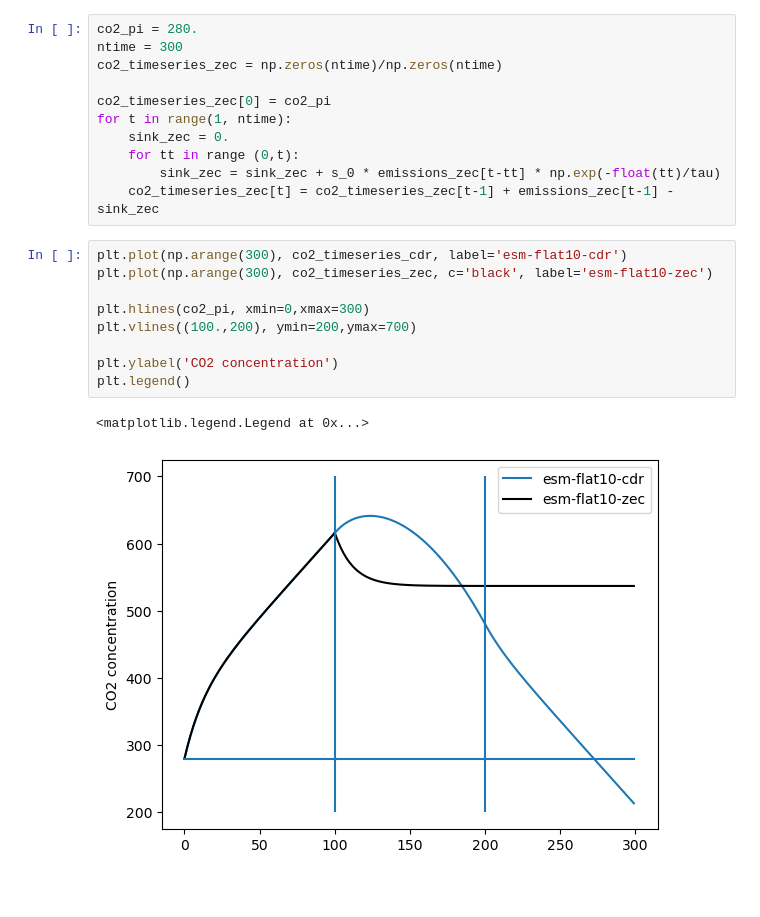
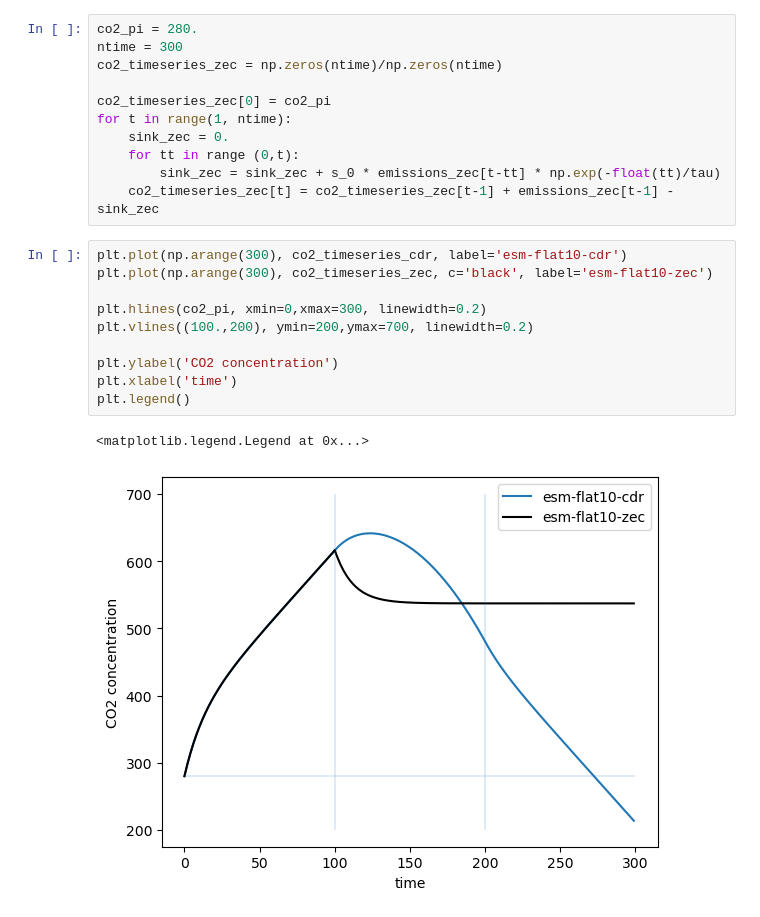
Before and after one commit to ckoven/flat10mip_regional_climatechange, a Jupyter notebook: boxmodel_cdr_vs_zec.ipynb, the cells around one changed output. Drawn from its saved outputs; the diff is of its cells as text; blank space fills up the shorter version.

```diff
--- a/boxmodel_cdr_vs_zec.ipynb
+++ b/boxmodel_cdr_vs_zec.ipynb
@@ -45,12 +47,13 @@ for t in range(1, ntime):
 # %%
 plt.plot(np.arange(300), co2_timeseries_cdr, label='esm-flat10-cdr')
 plt.plot(np.arange(300), co2_timeseries_zec, c='black', label='esm-flat10-zec')
 
-plt.hlines(co2_pi, xmin=0,xmax=300)
-plt.vlines((100.,200), ymin=200,ymax=700)
+plt.hlines(co2_pi, xmin=0,xmax=300, linewidth=0.2)
+plt.vlines((100.,200), ymin=200,ymax=700, linewidth=0.2)
 
 plt.ylabel('CO2 concentration')
+plt.xlabel('time')
 plt.legend()
 # %% [output]
 <matplotlib.legend.Legend at 0x...>
-[figure, old version]
+[figure, new version]
```
Also changed, not shown: parts of 1 cell of this notebook.
